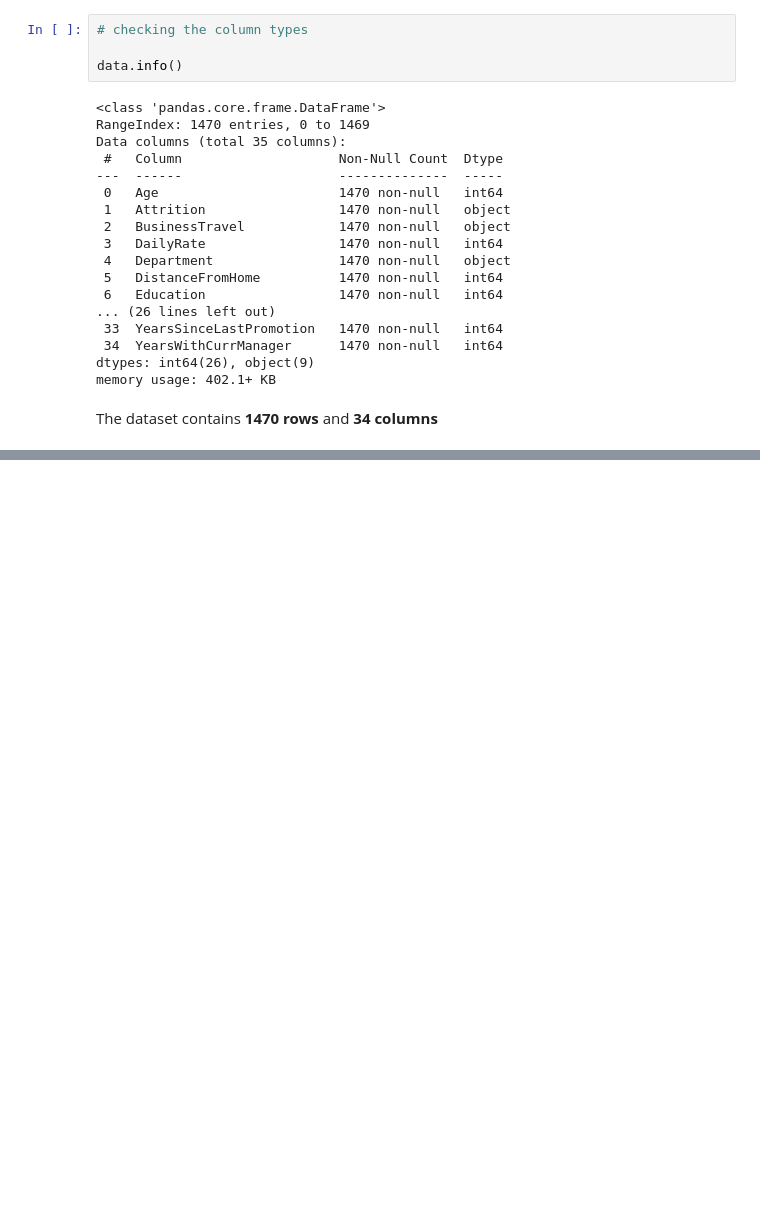
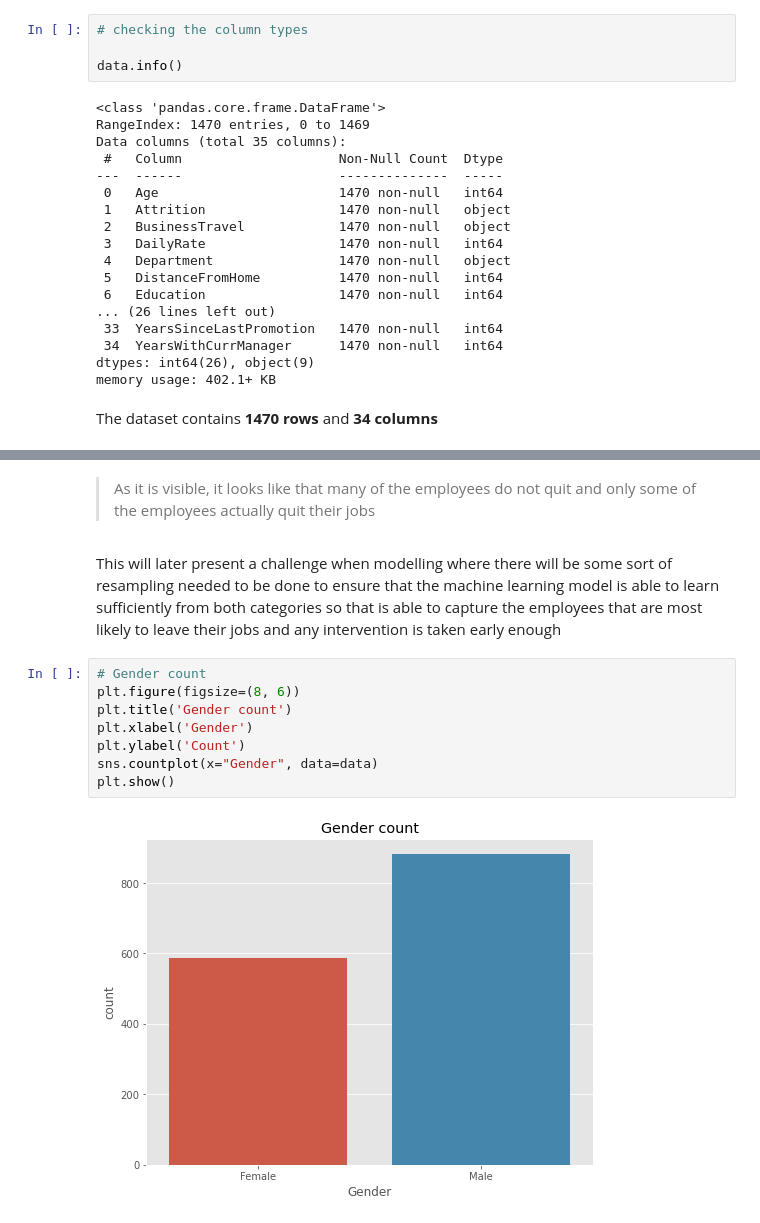
Before and after one commit to franciskyalo/employee_attrition, a Jupyter notebook: employee_attrition.ipynb, the cells around one changed output, grey strips where cells are left out. Cells and saved outputs as stored; diff of their text form; blank space fills up the shorter version.

```diff
--- a/employee_attrition.ipynb
+++ b/employee_attrition.ipynb
@@ -66,0 +81,14 @@ The dataset contains **1470 rows** and **34 columns**
+# %% [markdown]
+> As it is visible, it looks like that many of the employees do not quit and only some of the employees actually quit their jobs
+# %% [markdown]
+This will later present a challenge when modelling where there will be some sort of resampling needed to be done to ensure that the machine learning model is able to learn sufficiently from both categories so that is able to capture the employees that are most likely to leave their jobs and any intervention is taken early enough
+# %%
+# Gender count
+plt.figure(figsize=(8, 6))
+plt.title('Gender count')
+plt.xlabel('Gender')
+plt.ylabel('Count')
+sns.countplot(x="Gender", data=data)
+plt.show()
+# %% [output]
+[figure, added]
```
Also changed, not shown: parts of 7 cells of this notebook.
